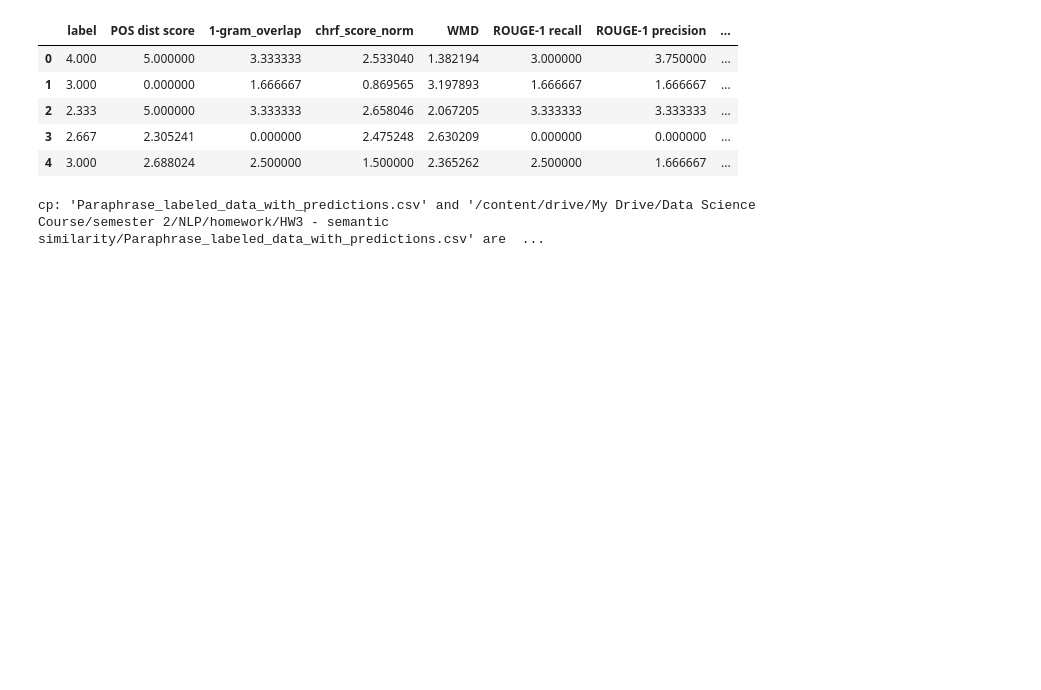
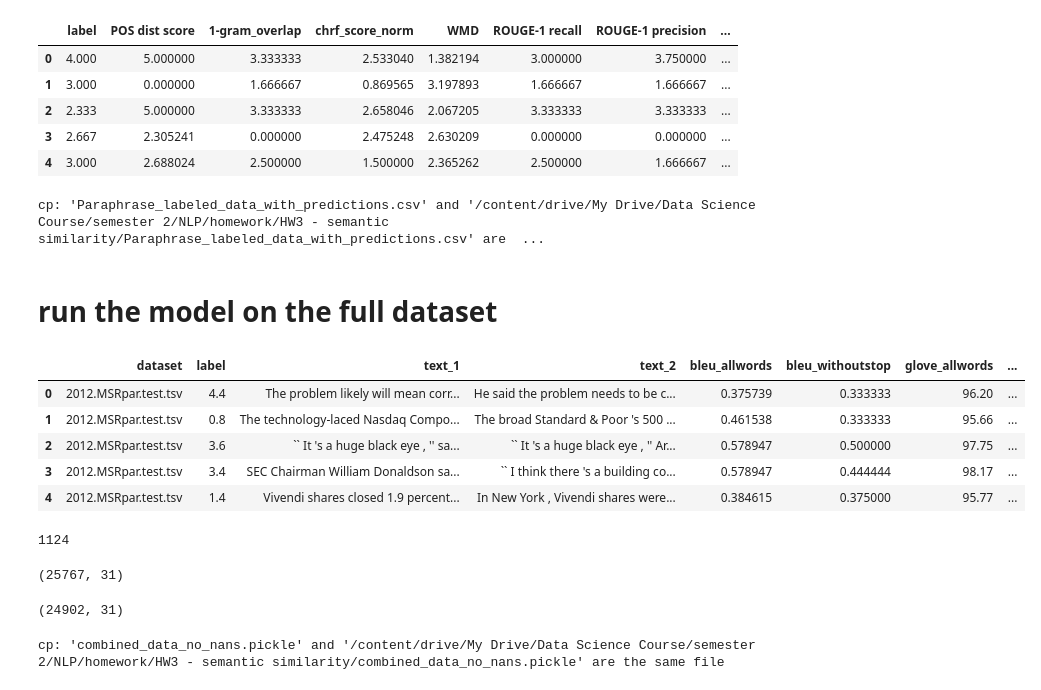
Before and after one commit to Hernanros/SOTA, a Jupyter notebook: notebooks/linear/lee_random_forest.ipynb, the cells around one changed output. Cells and saved outputs as stored; diff of their text form; code cells hidden in the pictures; blank space fills up the shorter version.

Commit message:
update random forest nb with model on combined data

```diff
--- a/notebooks/linear/lee_random_forest.ipynb
+++ b/notebooks/linear/lee_random_forest.ipynb
@@ -128,3 +128,35 @@ new_data.to_csv('Paraphrase_labeled_data_with_predictions.csv', index=False)
 !cp Paraphrase_labeled_data_with_predictions.csv "/content/drive/My Drive/Data Science Course/semester 2/NLP/homework/HW3 - semantic similarity"
 # %% [output]
 cp: 'Paraphrase_labeled_data_with_predictions.csv' and '/content/drive/My Drive/Data Science Course/semester 2/NLP/homework/HW3 - semantic similarity/Paraphrase_labeled_data_with_predictions.csv' are  ...
+# %% [markdown]
+# run the model on the full dataset
+# %%
+combined_data = pd.read_pickle("./combined_data.pickle")
+# %%
+combined_data.head()
+# %% [output]
+|  | dataset | label | text_1 | text_2 | bleu_allwords | bleu_withoutstop | glove_allwords | ... |
+| 0 | 2012.MSRpar.test.tsv | 4.4 | The problem likely will mean corr... | He said the problem needs to be c... | 0.375739 | 0.333333 | 96.20 | ... |
+| 1 | 2012.MSRpar.test.tsv | 0.8 | The technology-laced Nasdaq Compo... | The broad Standard & Poor 's 500 ... | 0.461538 | 0.333333 | 95.66 | ... |
+| 2 | 2012.MSRpar.test.tsv | 3.6 | `` It 's a huge black eye , '' sa... | `` It 's a huge black eye , '' Ar... | 0.578947 | 0.500000 | 97.75 | ... |
+| 3 | 2012.MSRpar.test.tsv | 3.4 | SEC Chairman William Donaldson sa... | `` I think there 's a building co... | 0.578947 | 0.444444 | 98.17 | ... |
+| 4 | 2012.MSRpar.test.tsv | 1.4 | Vivendi shares closed 1.9 percent... | In New York , Vivendi shares were... | 0.384615 | 0.375000 | 95.77 | ... |
+# %%
+combined_data.isnull().values.any()
+combined_data.isnull().sum().sum()
+# %% [output]
+1124
+# %%
+combined_data.shape
+# %% [output]
+(25767, 31)
+# %%
+combined_data.dropna(inplace= True)
+combined_data.shape
+# %% [output]
+(24902, 31)
+# %%
+combined_data.to_pickle('combined_data_no_nans.pickle')
+!cp combined_data_no_nans.pickle "/content/drive/My Drive/Data Science Course/semester 2/NLP/homework/HW3 - semantic similarity"
+# %% [output]
+cp: 'combined_data_no_nans.pickle' and '/content/drive/My Drive/Data Science Course/semester 2/NLP/homework/HW3 - semantic similarity/combined_data_no_nans.pickle' are the same file
```
Also changed, not shown: parts of 18 cells of this notebook.
